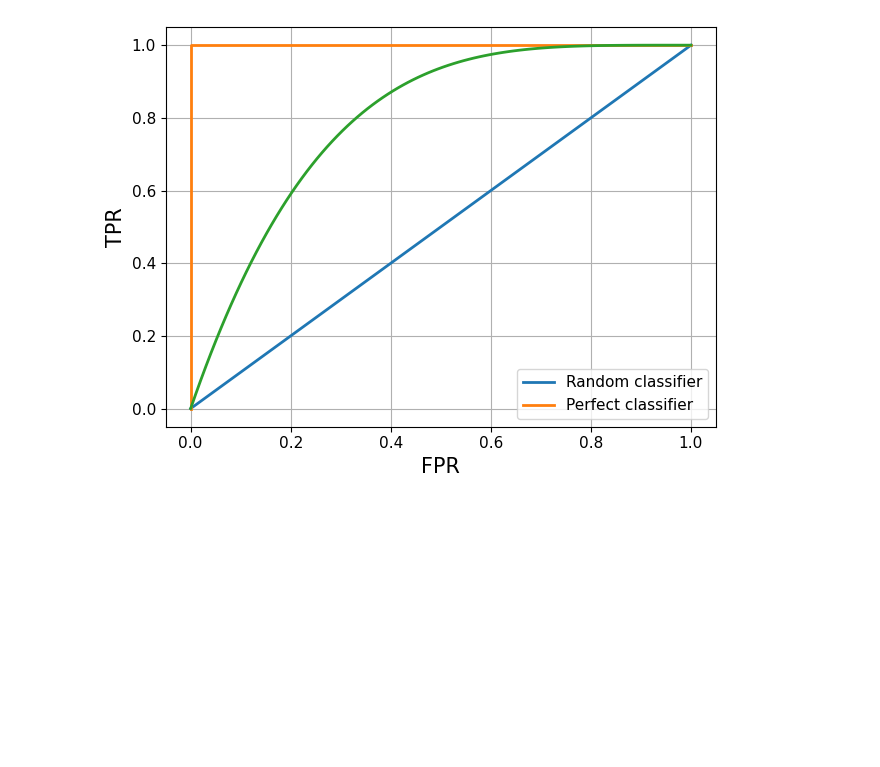
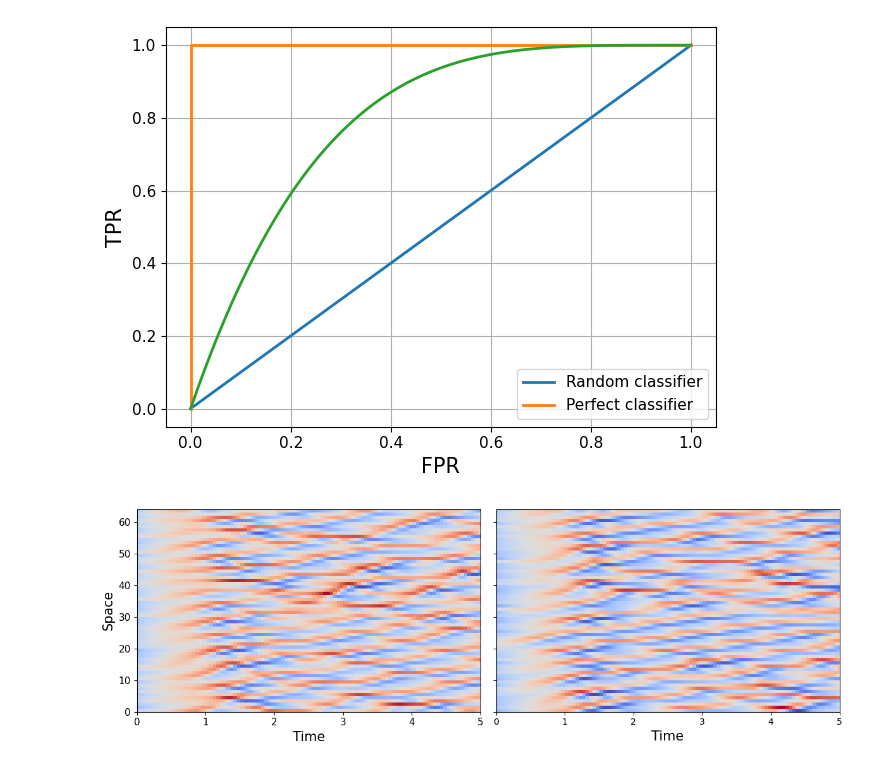
Before and after one commit to gerome-andry/dasbi, a Jupyter notebook: results.ipynb, the cells around one changed output. Drawn from its saved outputs; the diff is of its cells as text; code cells hidden in the pictures; blank space fills up the shorter version.

```diff
--- a/results.ipynb
+++ b/results.ipynb
@@ -99,3 +99,26 @@ plt.savefig(impth+'AUROC.pdf')
 plt.show()
 # %% [output]
 [figure]
+# %%
+from dasbi.simulators.sim_lorenz96 import LZ96 as sim
+
+N = 64
+s64 = sim(N, 8, .5)
+times = torch.linspace(0,5,100)
+s64.generate_steps(torch.randn((2,N)), times, observe=False)
+
+fig,ax = plt.subplots(1,2, sharey='row', figsize = (12,4))
+
+ax[0].imshow(s64.data[0].T, cmap='coolwarm', extent = [0,5,0,N], aspect = 'auto')
+ax[1].imshow(s64.data[1].T, cmap='coolwarm', extent = [0,5,0,N], aspect = 'auto')
+ax[0].set_ylabel('Space', fontsize = axis_font)
+ax[0].set_xlabel('Time', fontsize = axis_font)
+ax[1].set_xlabel('Time', fontsize = axis_font)
+ax[0].tick_params('both', labelsize = legend_font)
+
+plt.tight_layout()
+plt.savefig(impth+'LZ96.pdf')
+
+plt.show()
+# %% [output]
+[figure, added]
```
Also changed, not shown: parts of 1 cell of this notebook, 1 other file.
